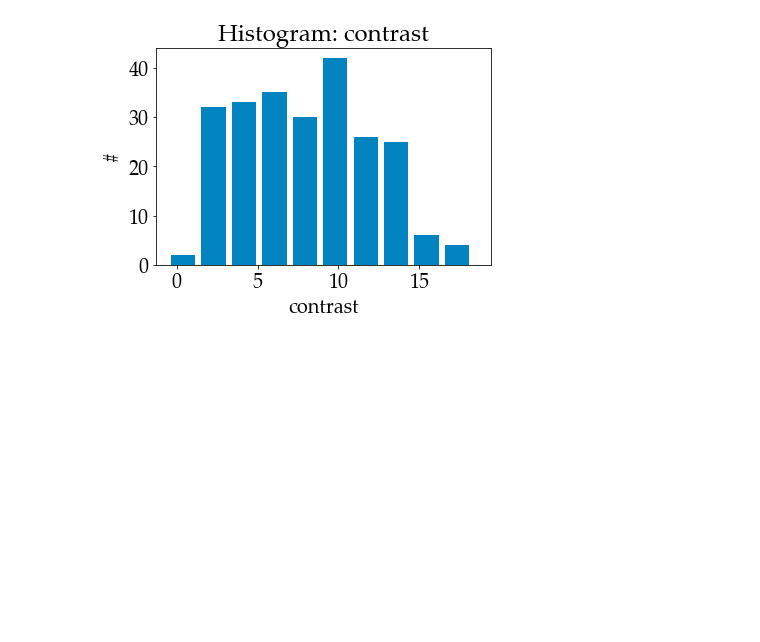
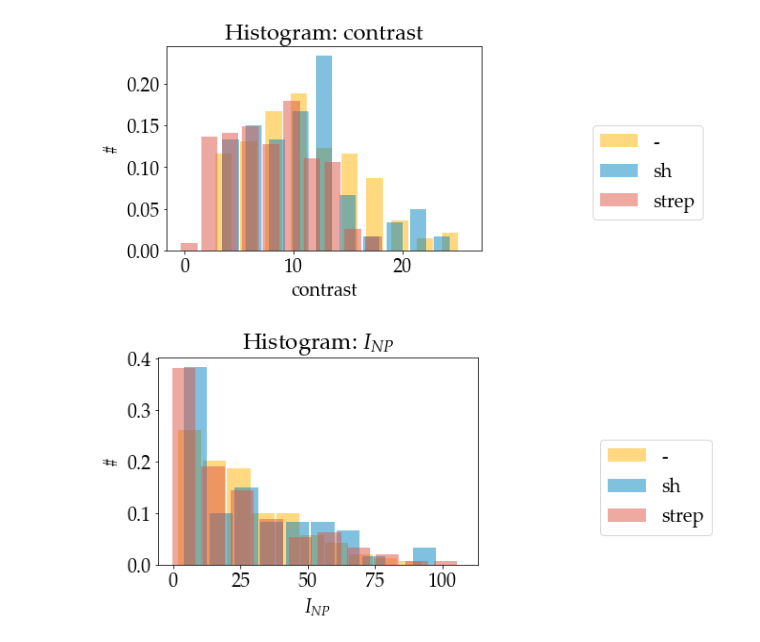
Before and after one commit to Yennda/spr_microscopy, a Jupyter notebook: jup_distributions_of_nps.ipynb, the cells around one changed output. Drawn from its saved outputs; the diff is of its cells as text; code cells hidden in the pictures; blank space fills up the shorter version.

Commit message:
histogram

```diff
--- a/jup_distributions_of_nps.ipynb
+++ b/jup_distributions_of_nps.ipynb
@@ -5,6 +5,7 @@ import matplotlib
 
 from global_var import *
 from tools import readinfo, statistics
+folder_save = 'C:/SPRUP_data_Jenda/2019_03_13_Jenda_microscopy/jupyter_figures/'
 # %%
 matplotlib.rc('font', family='serif')
 matplotlib.rc('font', serif='Palatino Linotype')
@@ -38,21 +18,47 @@ n= 235  10.16   1.86    3.95    22.90   1.06    0.03056 0.10621
-# %%
-i = 2
-plot_data = data[:, i]
-
-fig, ax = plt.subplots()
-ax.set_title('Histogram: ' + names[i])
-ax.set_ylabel('#')
-ax.set_xlabel(names[i])
-
-bins = 10
-
-width = (np.max(plot_data) - np.min(plot_data))/bins*0.8
-
-_ = ax.hist(
-        plot_data,
-        bins,
-        width = width,
-        color = blue
-        )
-# %% [output]
-[figure, removed]
+# %%
+names = ['x', 'y', 'contrast', '$I_{NP}$', '$I_{NP}/px$', '$I_{BG}$', 'std']
+def load_np_data(folder, file):
+    main_folder='C:/SPRUP_data_Jenda/2019_03_13_Jenda_microscopy/'
+    file = main_folder + folder + '/exports_np/' + file
+    info = readinfo(file)
+#     info_stat = statistics(info)
+    return np.matrix(info)
+
+def histogram(folder, number, legend, i, title = None):
+    names = ['x', 'y', 'contrast', '$I_{NP}$', '$I_{NP}/px$', '$I_{BG}$', 'std']
+    data = []
+    for nm in number:
+        data.append(load_np_data(folder, 'raw_{:02.0f}_1'.format(nm))[:, i])
+
+
+    fig, ax = plt.subplots()
+    ax.set_title('Histogram: ' + names[i])
+    ax.set_ylabel('#')
+    ax.set_xlabel(names[i])
+
+    bins = 10
+
+    width = (np.max(data[-1]) - np.min(data[-1]))/bins*0.8
+
+    j = 0
+    for d in data:
+        _ = ax.hist(
+                d,
+                bins,
+                weights=np.zeros_like(d) + 1. / d.size,
+                width = width,
+                color = COLORS[j],
+                alpha = 0.5,
+                label = legend[j]
+                )
+        j += 1
+
+    lgd = fig.legend(loc='center left', bbox_to_anchor=(1.2, 0.5))
+    if title is not None:
+        fig.savefig(folder_save + 'histogram_' + names[i] + '_' + title + '.png', dpi=300, bbox_extra_artists=(lgd,), bbox_inches='tight')
+# %%
+histogram('20_04_20_Q4', [2, 15, 17], ['-', 'sh', 'strep'], 2)
+histogram('20_04_20_Q4', [2, 15, 17], ['-', 'sh', 'strep'], 3)
+# %% [output]
+[figure, added]
+[figure, added]
```
Also changed, not shown: parts of 4 cells of this notebook, 3 other files.
